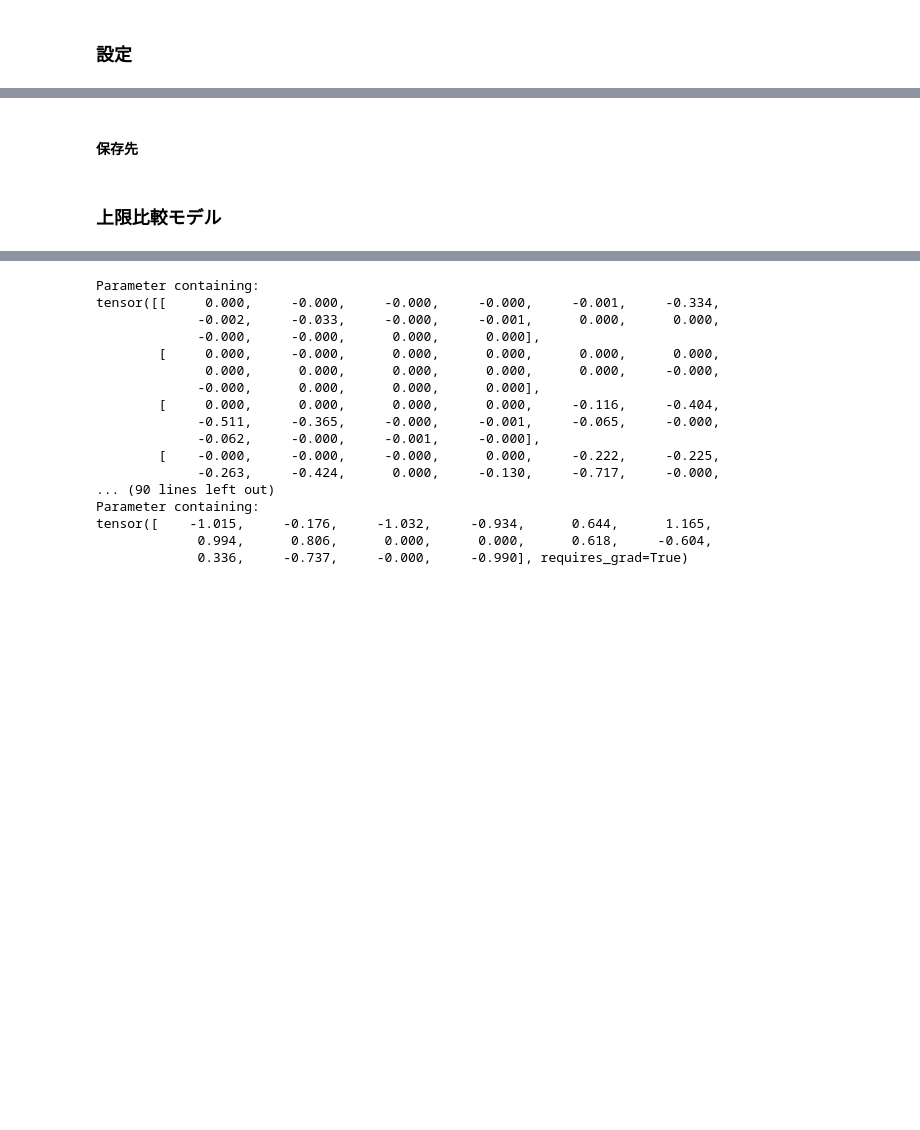
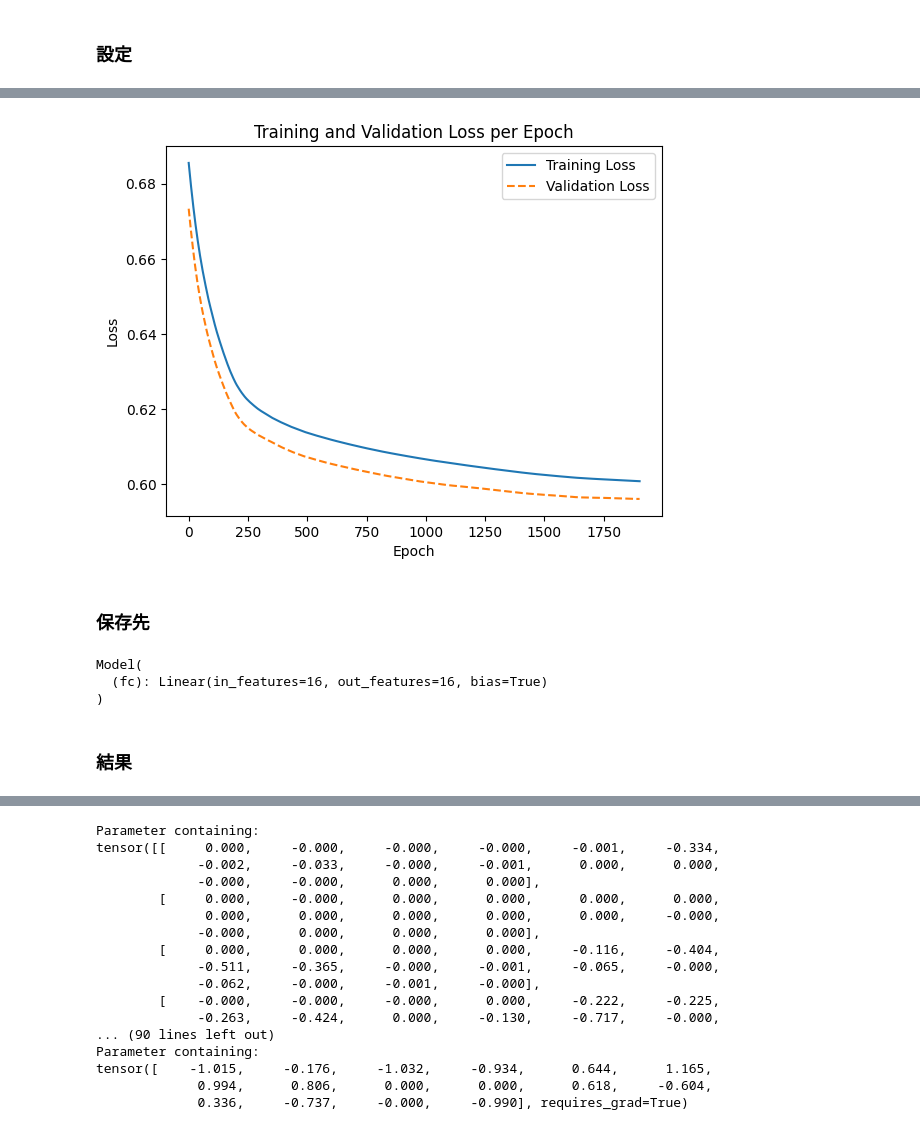
Before and after one commit to ryosukeaaaaa/TimeEvolving-CDM, a Jupyter notebook: EdNet_main.ipynb, the cells around one changed output, grey strips where cells are left out. Drawn from its saved outputs; the diff is of its cells as text; code cells hidden in the pictures; blank space fills up the shorter version.

```diff
--- a/EdNet_main.ipynb
+++ b/EdNet_main.ipynb
@@ -513,9 +514,9 @@ bcsoftmax1d = BCSoftmax1d.apply
 # bcsoftmax2d = torch.vmap(BCSoftmax1d.apply) # input shape = (batch_size, n_classes)
 
 class Model(nn.Module):
-    def __init__(self, num_components):
+    def __init__(self, n_skills):
         super(Model, self).__init__()
-        self.fc = nn.Linear(num_components, num_components)  # 全結合層
+        self.fc = nn.Linear(n_skills, n_skills)  # 全結合層
 
     def forward(self, x, c):
         x = self.fc(x)  # 全結合層の適用
@@ -674,20 +673,16 @@ import argparse
 
 parser = argparse.ArgumentParser()
 
-# 要素（問題）数・依存行列の種類。実験回数
-parser.add_argument('--component_size', type=int  , default=16    , help='number of components')
-parser.add_argument('--num_paterns'   , type=int  , default=1    , help='number of patterns')
+# 実験回数
 parser.add_argument('--trials'        , type=int  , default=1    , help='number of trials')
 
 # 学習
-parser.add_argument('--epochs'        , type=int  , default=1500 , help='number of epochs')
+parser.add_argument('--epochs'        , type=int  , default=2000 , help='number of epochs')
 parser.add_argument('--lr'            , type=float, default=0.001 , help='learning rate')
 parser.add_argument('--early_stopping', type=int  , default=10   , help='number of epochs for early stopping')
 
 # データ生成
-parser.add_argument('--split_ratio'   , type=float, default=0.8  , help='split ratio of training and validation data')
-parser.add_argument('--num_stepdata'  , type=int  , default=40   , help='number of data per step')
-parser.add_argument('--all_path'      , type=bool , default=False, help='use all path or not')
+parser.add_argument('--split_ratio'   , type=float, default=0.7  , help='split ratio of training and validation data')
 
 # 正則化
 parser.add_argument('--Regularization', type=str  , default='L1' , help='Regularization, L1 or L2 or None')
@@ -699,11 +696,11 @@ print('args:', args)
 # %%
 # データの分割
-# 上限モデルの学習用
-split = 0.8
-train_data1 = attributes[:int(len(attributes) * split)]
-train_data2 = get_attributes[:int(len(get_attributes) * split)]
+# 学習用
+split = 0.7
+y1_data = attributes[:int(len(attributes) * split)]
+y2_data = get_attributes[:int(len(get_attributes) * split)]
 # print(train_data2)
 
-# 比較用
-test_input = attributes[int(len(attributes) * split):]
-test_target = get_attributes[int(len(get_attributes) * split):]
+# テスト用
+y1_test = attributes[int(len(attributes) * split):]
+y2_test = get_attributes[int(len(get_attributes) * split):]
@@ -760,2 +772,14 @@ def model_train(attributes, data_X, data_Y, args, model, criterion, optimizer, s
+# %%
+import matplotlib.pyplot as plt
+
+plt.plot(t_loss, label='Training Loss')
+plt.plot(v_loss, label='Validation Loss', linestyle='--')
+plt.xlabel('Epoch')
+plt.ylabel('Loss')
+plt.title('Training and Validation Loss per Epoch')
+plt.legend()
+plt.show()
+# %% [output]
+[figure, added]
 # %% [markdown]
-#### 保存先
+### 保存先
@@ -767,2 +799,24 @@ proposed_save_path = os.path.join(save_folder, f"proposed_model_{args}_EdNet.pth
+# %%
+n_skills = len(attributes[0])
+
+# モデルのインスタンスを作成
+upper_model = Model(n_skills)
+proposed_model = Model(n_skills)
+
+# 読み込み時
+upper_model.load_state_dict(torch.load(upper_save_path))
+proposed_model.load_state_dict(torch.load(proposed_save_path))
+
+# モデルを適切なデバイスへ移動
+upper_model = upper_model.to(device)
+proposed_model = proposed_model.to(device)
+
+# 推論モードに設定
+upper_model.eval()
+proposed_model.eval()
+# %% [output]
+Model(
+  (fc): Linear(in_features=16, out_features=16, bias=True)
+)
 # %% [markdown]
-### 上限比較モデル
+### 結果
```
Also changed, not shown: parts of 21 cells of this notebook, 7 other files.
